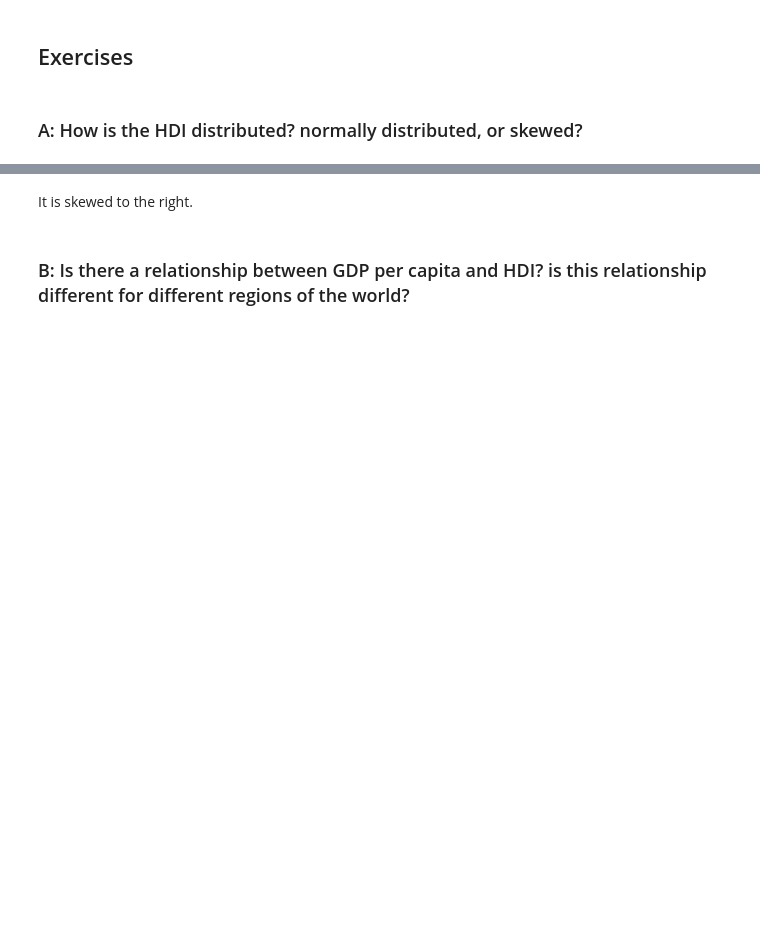
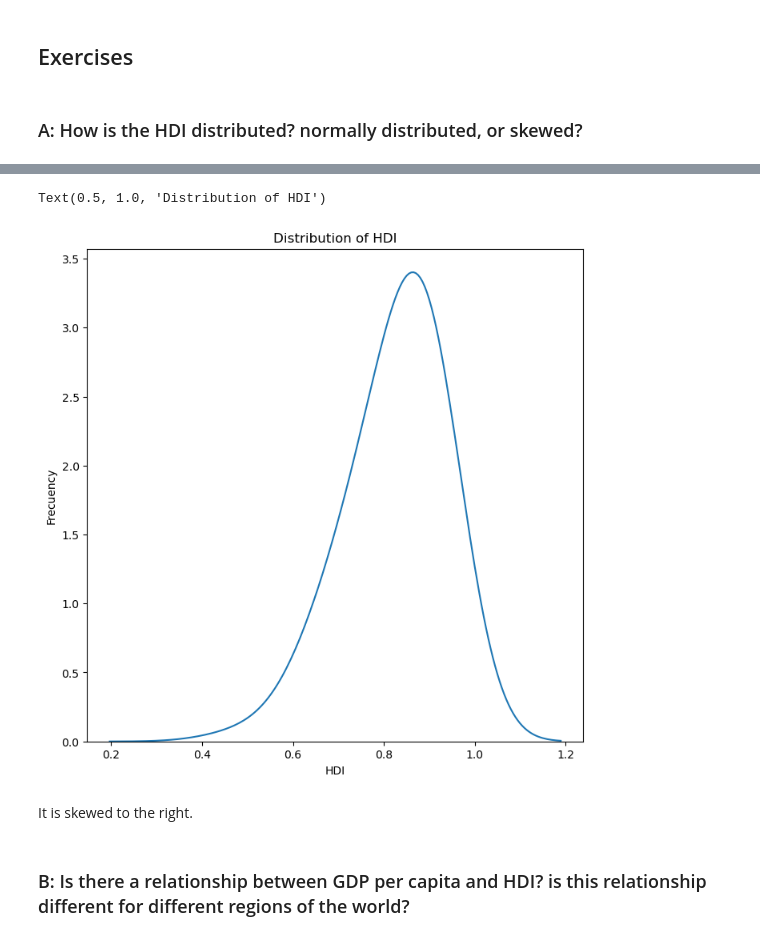
Before and after one commit to aspp-latam/2023-mexico-data-visualization, a Jupyter notebook: exercise-2.ipynb, the cells around one changed output, grey strips where cells are left out. Saved outputs shown, nothing was run; the diff lists cells and outputs as text; code cells hidden in the pictures; blank space fills up the shorter version.

```diff
--- a/exercise-2.ipynb
+++ b/exercise-2.ipynb
@@ -94,3 +94,13 @@ Text(0.5, 1.0, 'Distribution of HDI')
+# %%
+fig, ax = plt.subplots(figsize=(8,8))
+#ax.hist(hdi, bins = 30)
+sns.kdeplot(hdi, bw_method = .8)
+ax.set_ylabel("Frecuency")
+ax.set_xlabel("HDI")
+ax.set_title("Distribution of HDI")
+# %% [output]
+Text(0.5, 1.0, 'Distribution of HDI')
+[figure, added]
 # %% [markdown]
 It is skewed to the right.
 # %% [markdown]
```
Also changed, not shown: parts of 1 cell of this notebook.
